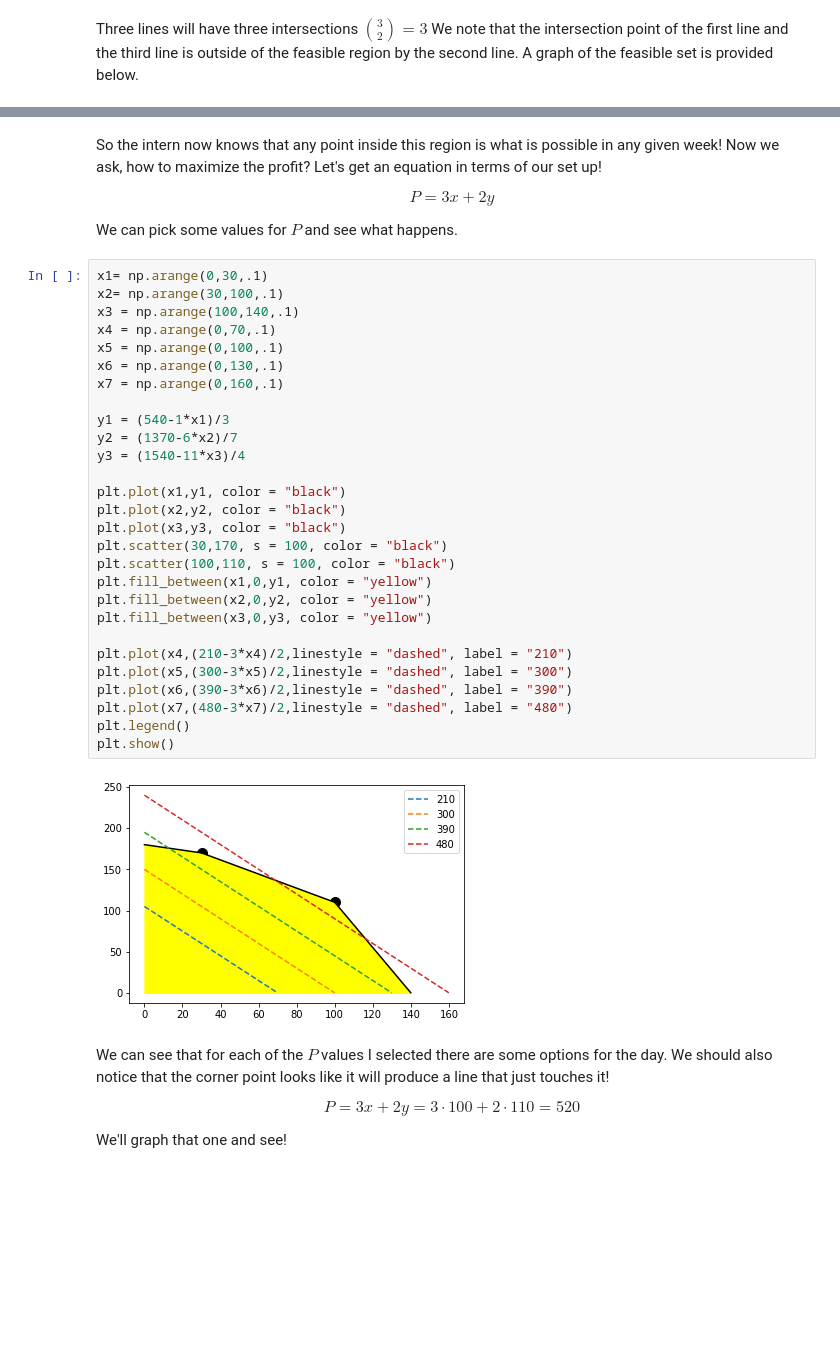
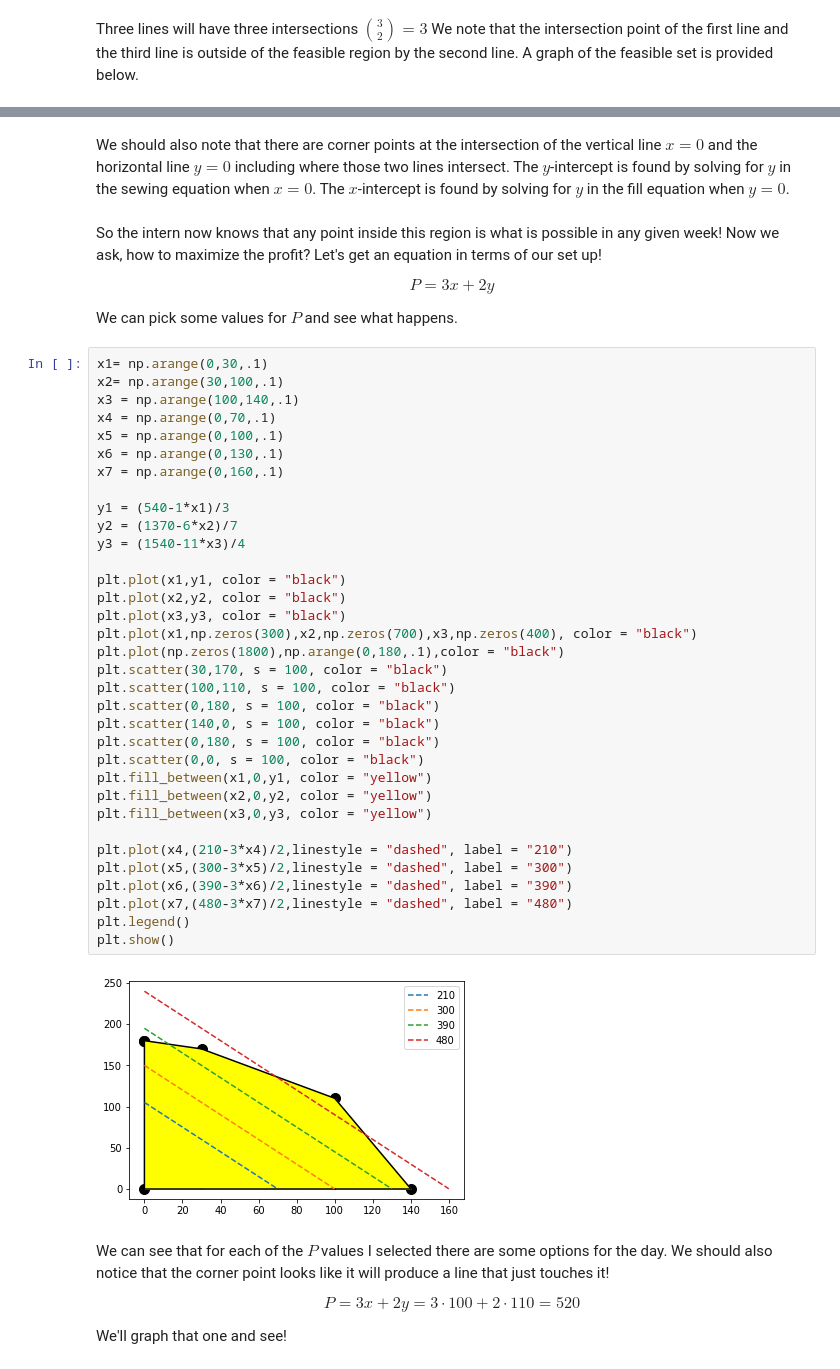
Before and after one commit to nurfnick/Operations_Research, a Jupyter notebook: Chapter2LinearProgramming.ipynb, the cells around one changed output, grey strips where cells are left out. Cells and saved outputs as stored; diff of their text form; blank space fills up the shorter version.

```diff
--- a/Chapter2LinearProgramming.ipynb
+++ b/Chapter2LinearProgramming.ipynb
@@ -87,3 +94,5 @@ NameError: ignored
+# %% [markdown]
+We should also note that there are corner points at the intersection of the vertical line $x = 0$ and the horizontal line $y=0$ including where those two lines intersect.  The $y$-intercept is found by solving for $y$ in the sewing equation when $x=0$.  The $x$-intercept is found by solving for $y$ in the fill equation when $y=0$.
 # %% [markdown]
 So the intern now knows that any point inside this region is what is possible in any given week!  Now we ask, how to maximize the profit?  Let's get an equation in terms of our set up!
 
@@ -95,33 +104,39 @@ We can pick some values for $P$ and see what happens.
 # %%
 x1= np.arange(0,30,.1)
 x2= np.arange(30,100,.1)
 x3 = np.arange(100,140,.1)
 x4 = np.arange(0,70,.1)
 x5 = np.arange(0,100,.1)
 x6 = np.arange(0,130,.1)
 x7 = np.arange(0,160,.1)
 
 y1 = (540-1*x1)/3
 y2 = (1370-6*x2)/7
 y3 = (1540-11*x3)/4
 
 plt.plot(x1,y1, color = "black")
 plt.plot(x2,y2, color = "black")
 plt.plot(x3,y3, color = "black")
+plt.plot(x1,np.zeros(300),x2,np.zeros(700),x3,np.zeros(400), color = "black")
+plt.plot(np.zeros(1800),np.arange(0,180,.1),color = "black")
 plt.scatter(30,170, s = 100, color = "black")
 plt.scatter(100,110, s = 100, color = "black")
+plt.scatter(0,180, s = 100, color = "black")
+plt.scatter(140,0, s = 100, color = "black")
+plt.scatter(0,180, s = 100, color = "black")
+plt.scatter(0,0, s = 100, color = "black")
 plt.fill_between(x1,0,y1, color = "yellow")
 plt.fill_between(x2,0,y2, color = "yellow")
 plt.fill_between(x3,0,y3, color = "yellow")
 
 plt.plot(x4,(210-3*x4)/2,linestyle = "dashed", label = "210")
 plt.plot(x5,(300-3*x5)/2,linestyle = "dashed", label = "300")
 plt.plot(x6,(390-3*x6)/2,linestyle = "dashed", label = "390")
 plt.plot(x7,(480-3*x7)/2,linestyle = "dashed", label = "480")
 plt.legend()
 plt.show()
 # %% [output]
-[figure, old version]
+[figure, new version]
 # %% [markdown]
 We can see that for each of the $P$ values I selected there are some options for the day.  We should also notice that the corner point looks like it will produce a line that just touches it!
 
```
Also changed, not shown: parts of 26 cells of this notebook.
